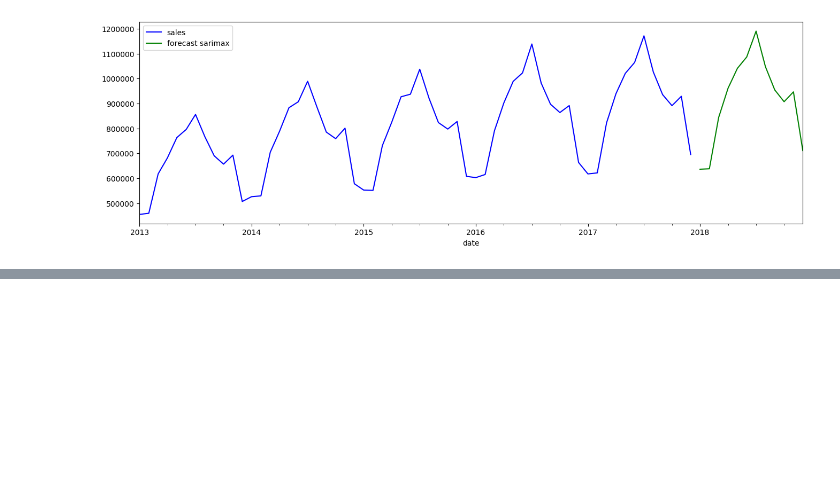
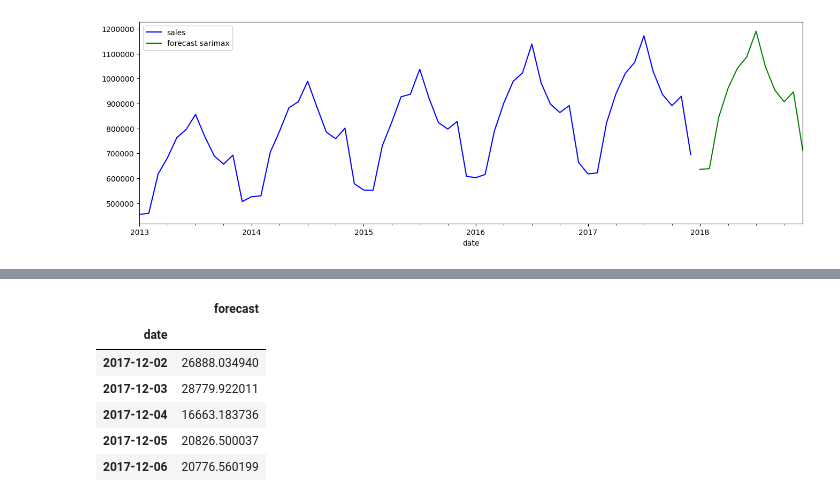
Before and after one commit to paolorossig/Time-Series-Forecasting, a Jupyter notebook: Exercise-SalesForecasting/FinalScript.ipynb, the cells around one changed output, grey strips where cells are left out. Cells and saved outputs as stored; diff of their text form; code cells hidden in the pictures; blank space fills up the shorter version.

```diff
--- a/Exercise-SalesForecasting/FinalScript.ipynb
+++ b/Exercise-SalesForecasting/FinalScript.ipynb
@@ -548,0 +618,13 @@ plt.show()
+# %%
+forecast_autoarima2 = pd.DataFrame(forecast_autoarima2)
+forecast_autoarima2.index = y_test.index
+forecast_autoarima2.columns = ['forecast']
+forecast_autoarima2.head()
+# %% [output]
+|  | forecast |
+| date |  |
+| 2017-12-02 | 26888.034940 |
+| 2017-12-03 | 28779.922011 |
+| 2017-12-04 | 16663.183736 |
+| 2017-12-05 | 20826.500037 |
+| 2017-12-06 | 20776.560199 |
```
Also changed, not shown: parts of 22 cells of this notebook.
